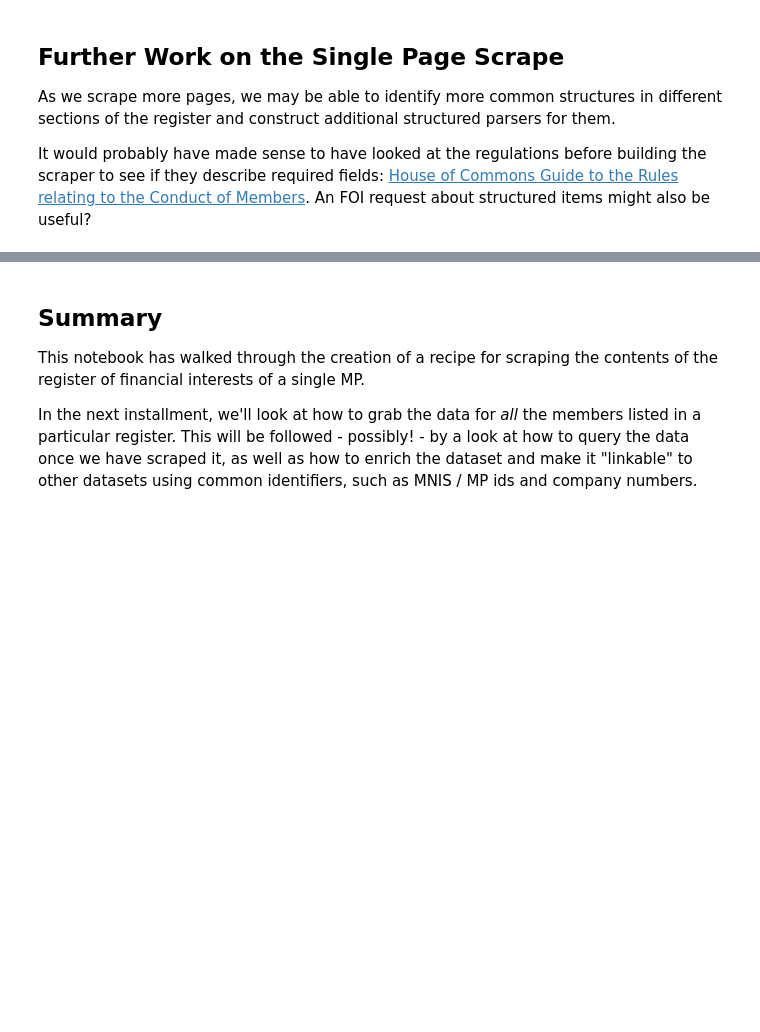
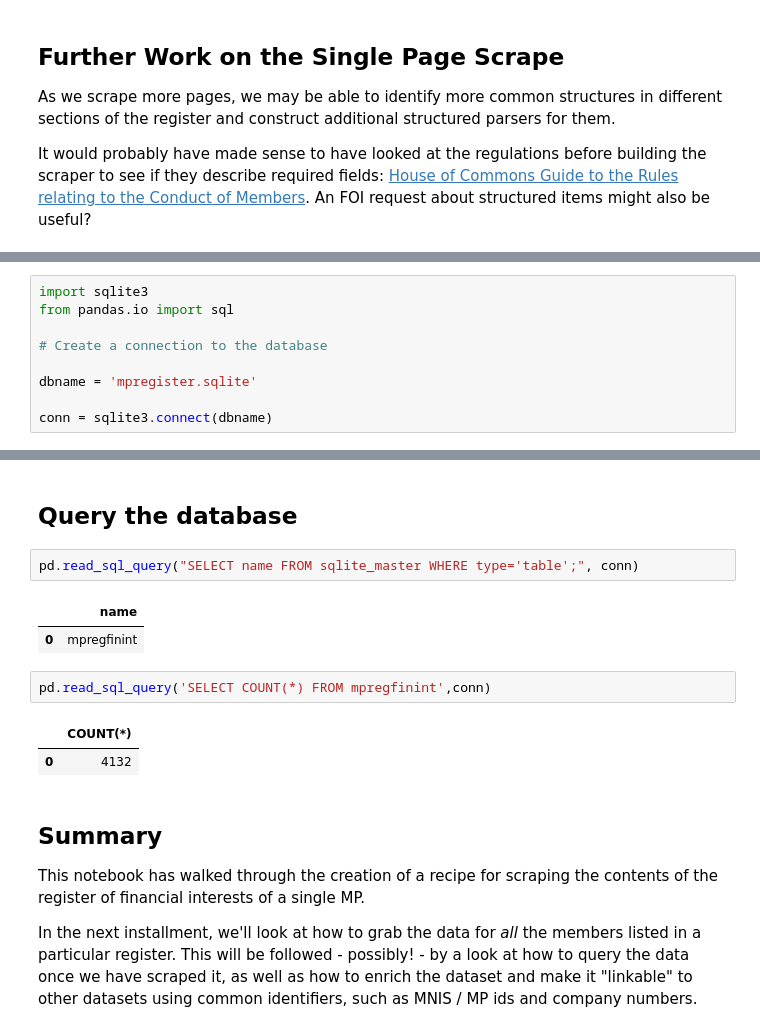
Before and after one commit to psychemedia/parlihacks, a Jupyter notebook: notebooks/MP Register of Interests.ipynb, the cells around one changed output, grey strips where cells are left out. Drawn from its saved outputs; the diff is of its cells as text; blank space fills up the shorter version.

```diff
--- a/notebooks/MP Register of Interests.ipynb
+++ b/notebooks/MP Register of Interests.ipynb
@@ -1266,0 +1363,9 @@ It would probably have made sense to have looked at the regulations before build
+# %%
+import sqlite3
+from pandas.io import sql
+
+# Create a connection to the database
+
+dbname = 'mpregister.sqlite'
+
+conn = sqlite3.connect(dbname)
@@ -1267,3 +1404,15 @@ It would probably have made sense to have looked at the regulations before build
+# %% [markdown]
+## Query the database
+# %%
+pd.read_sql_query("SELECT name FROM sqlite_master WHERE type='table';", conn)
+# %% [output]
+|  | name |
+| 0 | mpregfinint |
+# %%
+pd.read_sql_query('SELECT COUNT(*) FROM mpregfinint',conn)
+# %% [output]
+|  | COUNT(*) |
+| 0 | 4132 |
 # %% [markdown]
 ## Summary
 
```
Also changed, not shown: parts of 20 cells of this notebook, 1 other file.
